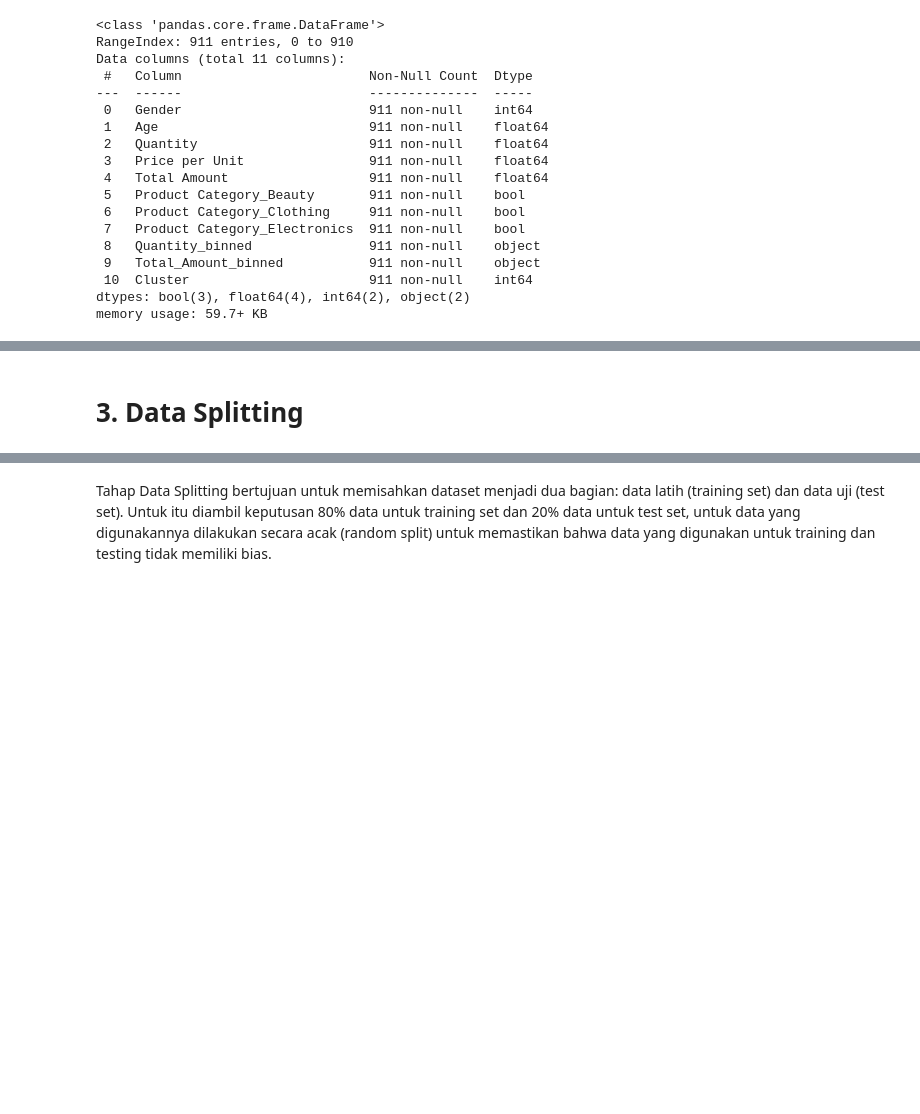
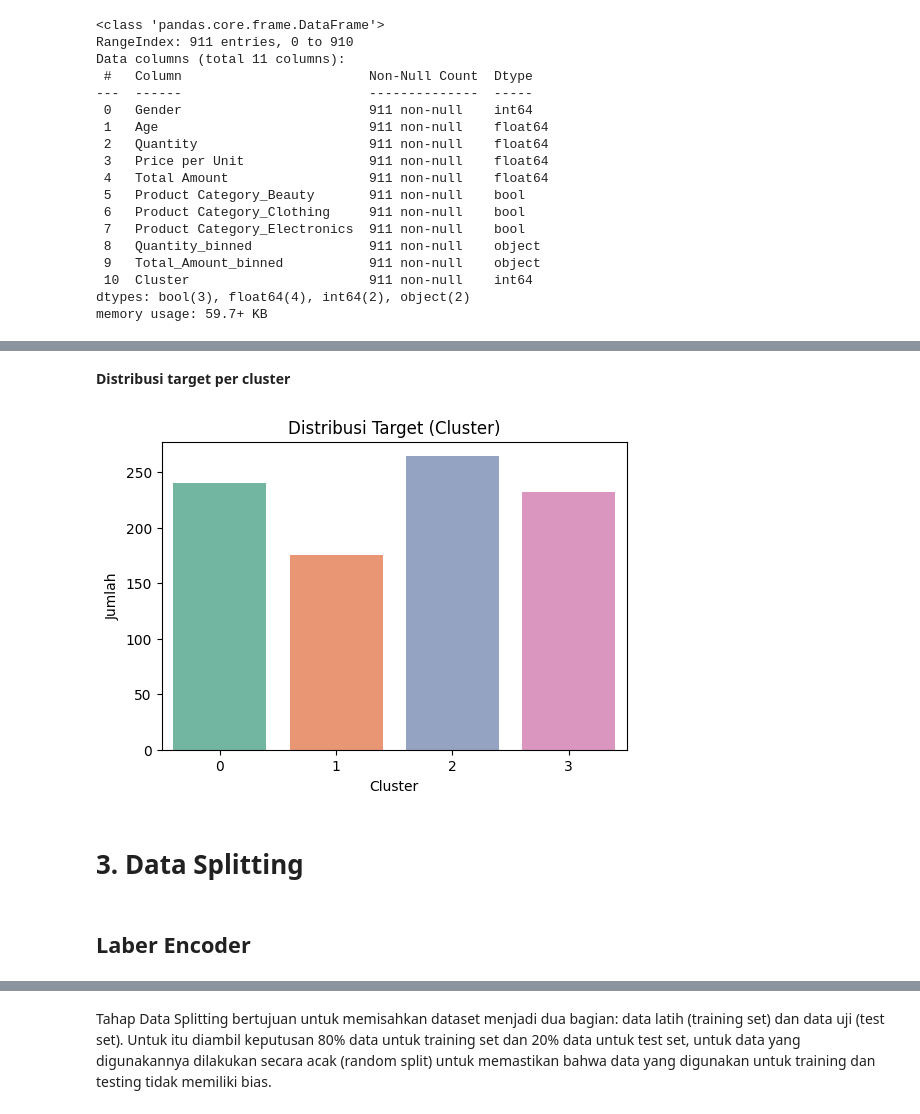
Before and after one commit to yoshioakio/Retail-Machine-learning, a Jupyter notebook: Klasifikasi_Retail.ipynb, the cells around one changed output, grey strips where cells are left out. Cells and saved outputs as stored; diff of their text form; code cells hidden in the pictures; blank space fills up the shorter version.

```diff
--- a/Klasifikasi_Retail.ipynb
+++ b/Klasifikasi_Retail.ipynb
@@ -57,2 +94,15 @@ memory usage: 59.7+ KB
+# %% [markdown]
+**Distribusi target per cluster**
+# %%
+plt.figure(figsize=(6, 4))
+sns.countplot(data=retail_df, x='Cluster', palette='Set2', hue='Cluster', dodge=False, legend=False)
+plt.title('Distribusi Target (Cluster)')
+plt.xlabel('Cluster')
+plt.ylabel('Jumlah')
+plt.show()
+# %% [output]
+[figure, added]
 # %% [markdown]
 # **3. Data Splitting**
+# %% [markdown]
+## **Laber Encoder**
```
Also changed, not shown: parts of 47 cells of this notebook, 1 other file.
